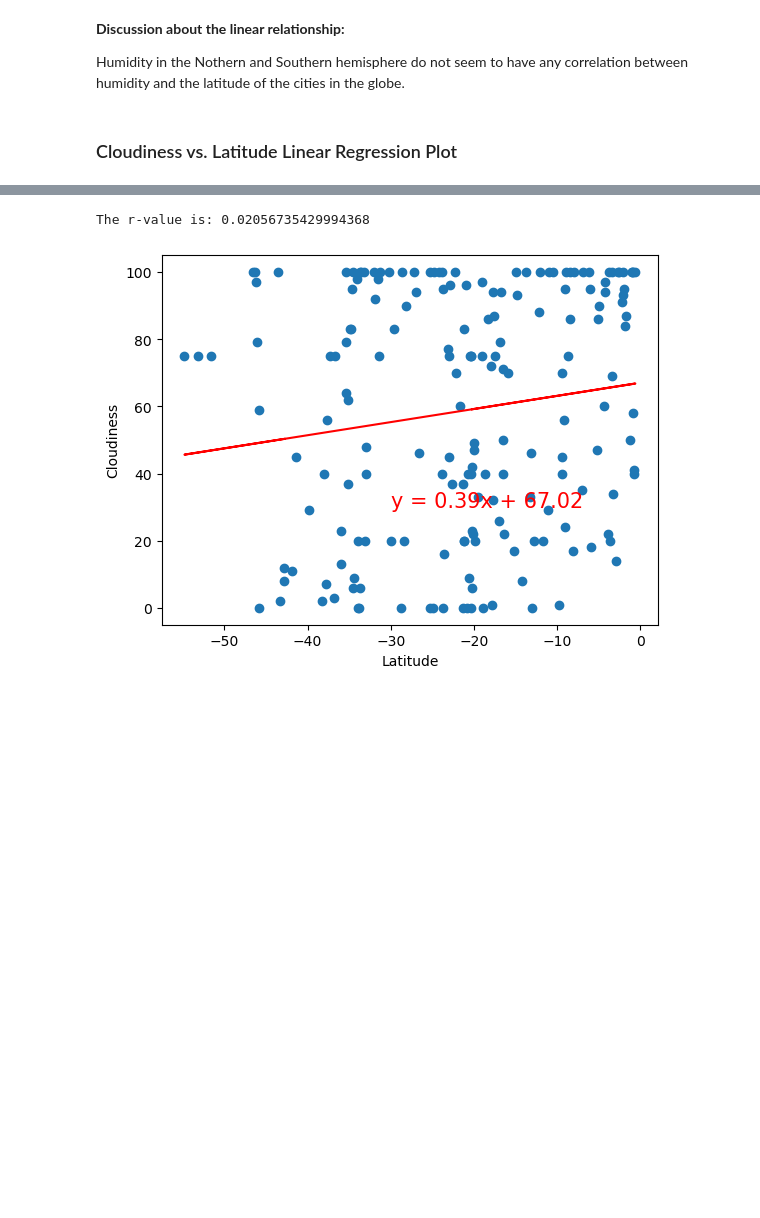
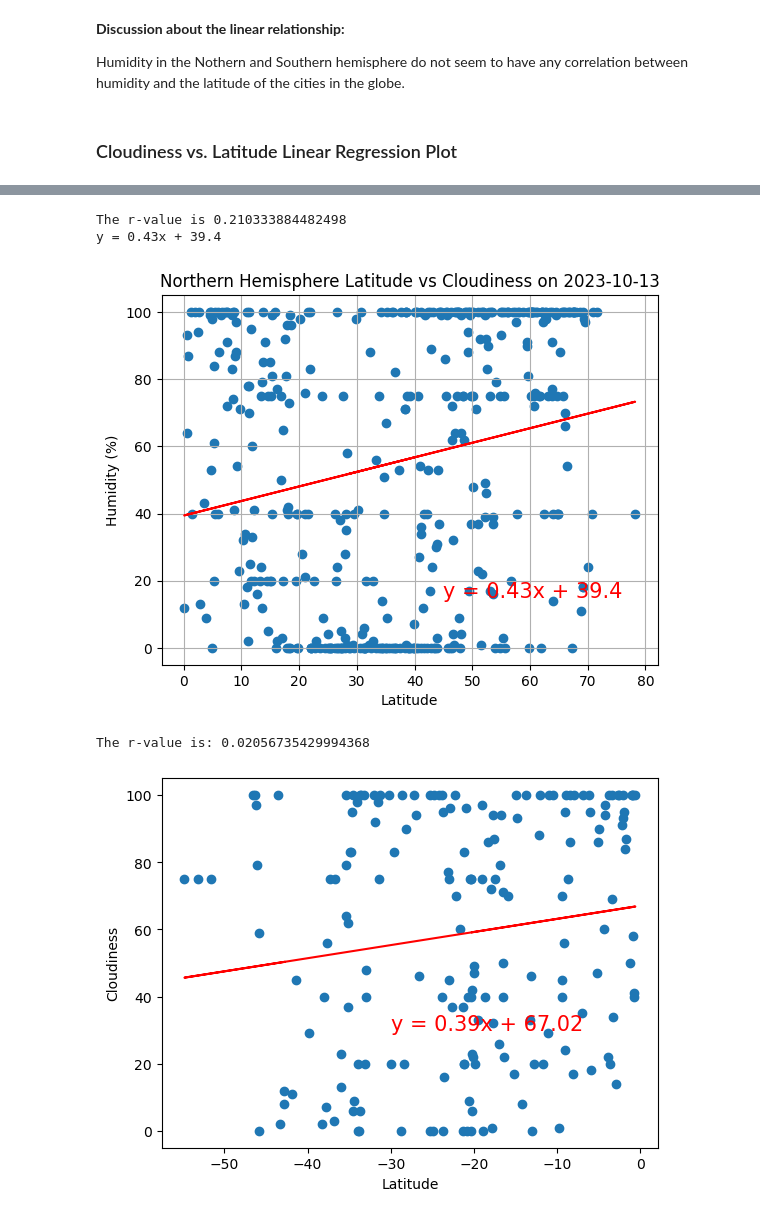
Before and after one commit to rabellan/python-api-challenge, a Jupyter notebook: WeatherPy/WeatherPy.ipynb, the cells around one changed output, grey strips where cells are left out. Drawn from its saved outputs; the diff is of its cells as text; code cells hidden in the pictures; blank space fills up the shorter version.

Commit message:
added lin regression plots for hemispheres v cloudiness, plus saved pictures of plots in output_data folder

```diff
--- a/WeatherPy/WeatherPy.ipynb
+++ b/WeatherPy/WeatherPy.ipynb
@@ -485,3 +479,24 @@ The r-value is: 0.024026517125811015
+# %%
+#Northern Hem Humidity v Lat Linear Reg
+x_values = northern_hemi_df["Lat"]
+y_values = northern_hemi_df["Cloudiness"]
+
+regEQplotX = 45
+regEQplotY = 15
+
+y_label = "Humidity (%)"
+
+plt.title(f'Northern Hemisphere Latitude vs Cloudiness on {runDate}')
+
+linearRegression(x_values,y_values,regEQplotX,regEQplotY,y_label)
+
+plt.savefig(f'./output_data/Northern Hemisphere Latitude vs Cloudiness on {runDate}.png')
+
+plt.show()
+# %% [output]
+The r-value is 0.210333884482498
+y = 0.43x + 39.4
+[figure, added]
 # %%
 # Southern Hemisphere
 # YOUR CODE HERE
```
Also changed, not shown: parts of 1 cell of this notebook, 2 other files.
